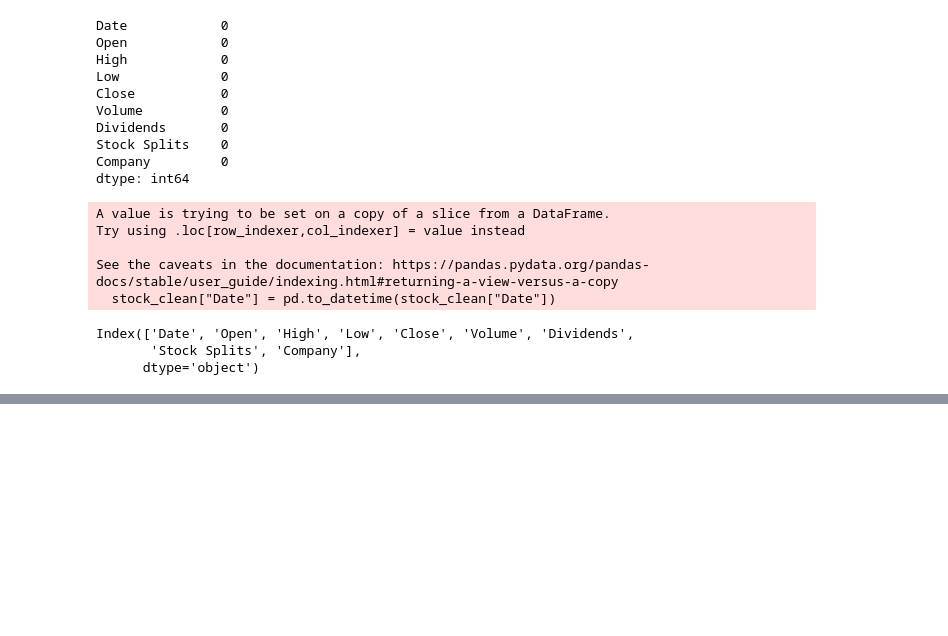
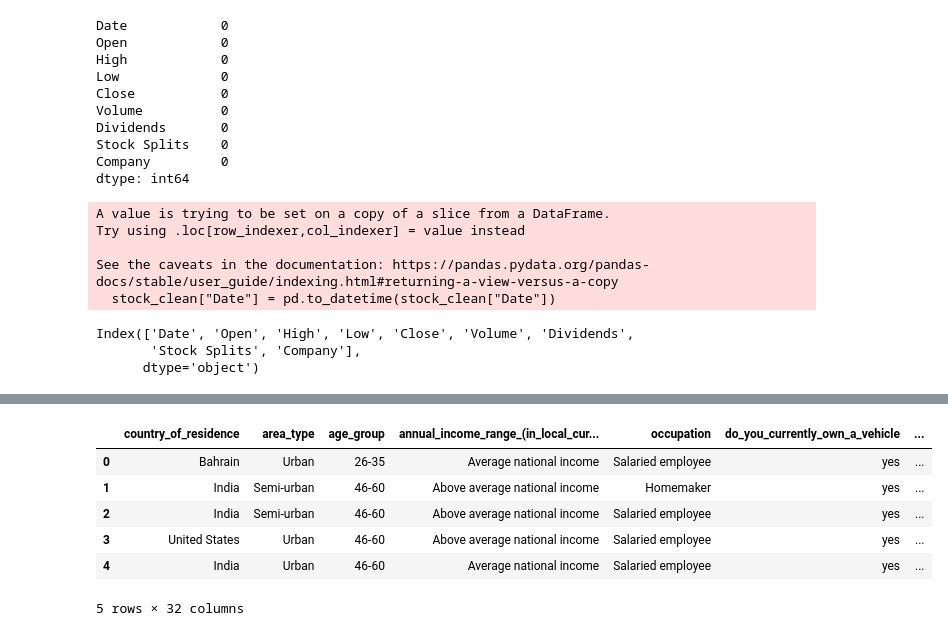
Before and after one commit to AnanthaRam-GS/eVehicle-adoption-analytics, a Jupyter notebook: notebooks/data_preprocessing.ipynb, the cells around one changed output, grey strips where cells are left out. Saved outputs shown, nothing was run; the diff lists cells and outputs as text; code cells hidden in the pictures; blank space fills up the shorter version.

Commit message:
feat: completed encoding for survey details

```diff
--- a/notebooks/data_preprocessing.ipynb
+++ b/notebooks/data_preprocessing.ipynb
@@ -231,0 +284,32 @@ stock_clean.to_csv("../data/processed/stock_market_clean.csv", index=False)
+# %%
+survey_df["if_you_own_an_ev,_mention_your_ev_brand"] = \
+survey_df["if_you_own_an_ev,_mention_your_ev_brand"].fillna("none")
+# %%
+motivation_cols = [
+"lower_running_cost",
+"environmental_benefits",
+"government_incentives___subsidies",
+"rising_fuel_prices",
+"advanced_technology_&_features",
+"brand_reputation",
+"charging_convenience"
+]
+
+for col in motivation_cols:
+    survey_df[col] = survey_df[col].fillna("moderately important")
+# %%
+barrier_cols = [
+"evs_are_too_expensive",
+"charging_infrastructure_is_insufficient",
+"battery_replacement_cost_is_high",
+"driving_range_is_inadequate",
+"charging_time_is_too_long",
+"ev_resale_value_is_uncertain",
+"limited_service_centers"
+]
+
+for col in barrier_cols:
+    survey_df[col] = survey_df[col].fillna("not important")
+# %%
+survey_df["primary_reason_for_resale___consideration"] = \
+survey_df["primary_reason_for_resale___consideration"].fillna("not_applicable")
@@ -231,0 +357,10 @@ stock_clean.to_csv("../data/processed/stock_market_clean.csv", index=False)
+# %%
+survey_df.head()
+# %% [output]
+|  | country_of_residence | area_type | age_group | annual_income_range_(in_local_cur... | occupation | do_you_currently_own_a_vehicle | ... |
+| 0 | Bahrain | Urban | 26-35 | Average national income | Salaried employee | yes | ... |
+| 1 | India | Semi-urban | 46-60 | Above average national income | Homemaker | yes | ... |
+| 2 | India | Semi-urban | 46-60 | Above average national income | Salaried employee | yes | ... |
+| 3 | United States | Urban | 46-60 | Above average national income | Salaried employee | yes | ... |
+| 4 | India | Urban | 46-60 | Average national income | Salaried employee | yes | ... |
+5 rows × 32 columns
```
Also changed, not shown: parts of 12 cells of this notebook.
